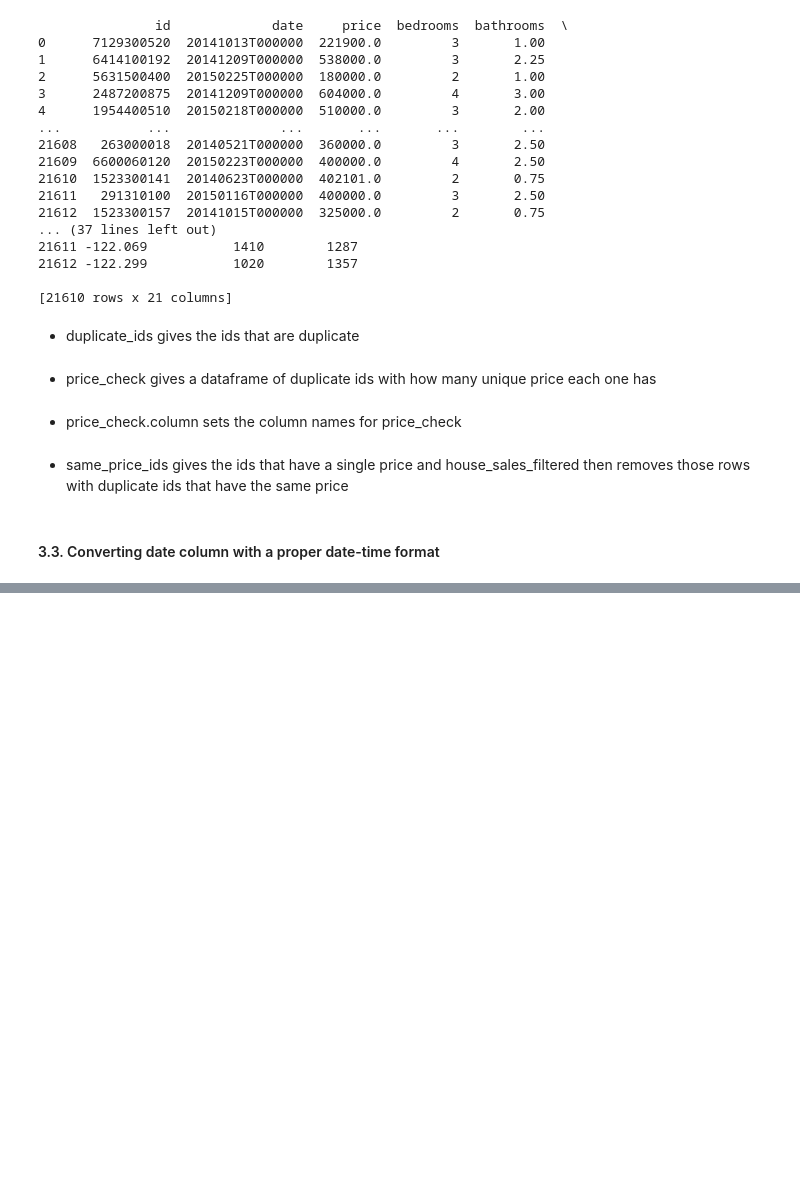
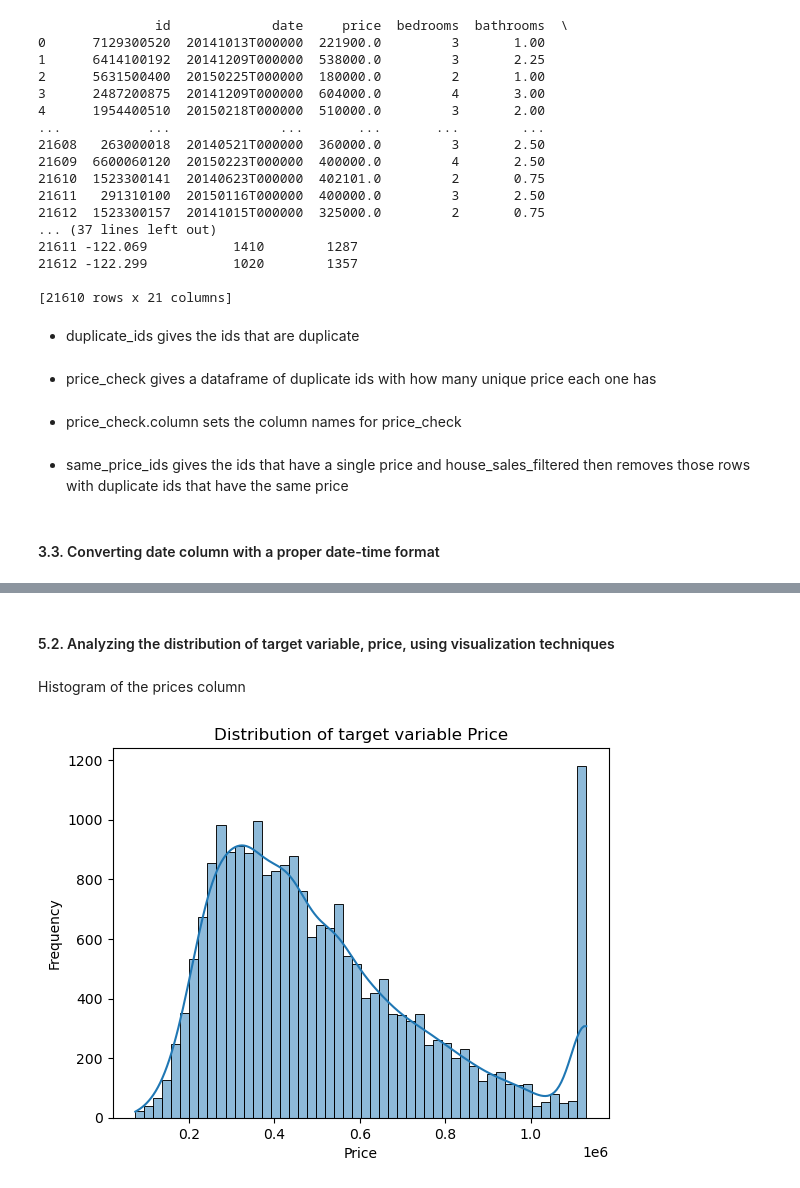
Before and after one commit to nushra88/second_screening, a Jupyter notebook: first_screening.ipynb, the cells around one changed output, grey strips where cells are left out. Cells and saved outputs as stored; diff of their text form; code cells hidden in the pictures; blank space fills up the shorter version.

```diff
--- a/first_screening.ipynb
+++ b/first_screening.ipynb
@@ -178,0 +329,14 @@ Name: date, dtype: object
+# %%
+def outliers(data, column):
+    Q1 = data[column].quantile(0.25)
+    Q3 = data[column].quantile(0.75)
+    IQR = Q3 - Q1
+    lower = Q1 - 1.5 * IQR
+    upper = Q3 + 1.5 * IQR
+    data[column] = data[column].clip(lower, upper)
+    # data[(data[column] >= lower) & (data[column] <= upper)]
+    return data
+
+house_sales_clipped = house_sales_filtered.copy()
+for col in ["price", "sqft_living", "sqft_lot", "bedrooms", "bathrooms", "floors"] :
+    house_sales_clipped = outliers(house_sales_clipped, col)
@@ -178,0 +345,2 @@ Name: date, dtype: object
+# %%
+house_sales_clipped["total_rooms"] = house_sales_clipped["bedrooms"] +house_sales_clipped["bathrooms"]
@@ -178,0 +364,12 @@ Name: date, dtype: object
+# %% [markdown]
+#### 5.2. Analyzing the distribution of target variable, price, using visualization techniques
+# %% [markdown]
+Histogram of the prices column
+# %%
+sns.histplot(house_sales_clipped['price'], bins=50, kde=True)
+plt.title("Distribution of target variable Price")
+plt.xlabel("Price")
+plt.ylabel("Frequency")
+plt.show()
+# %% [output]
+[figure, added]
```
Also changed, not shown: parts of 89 cells of this notebook.
